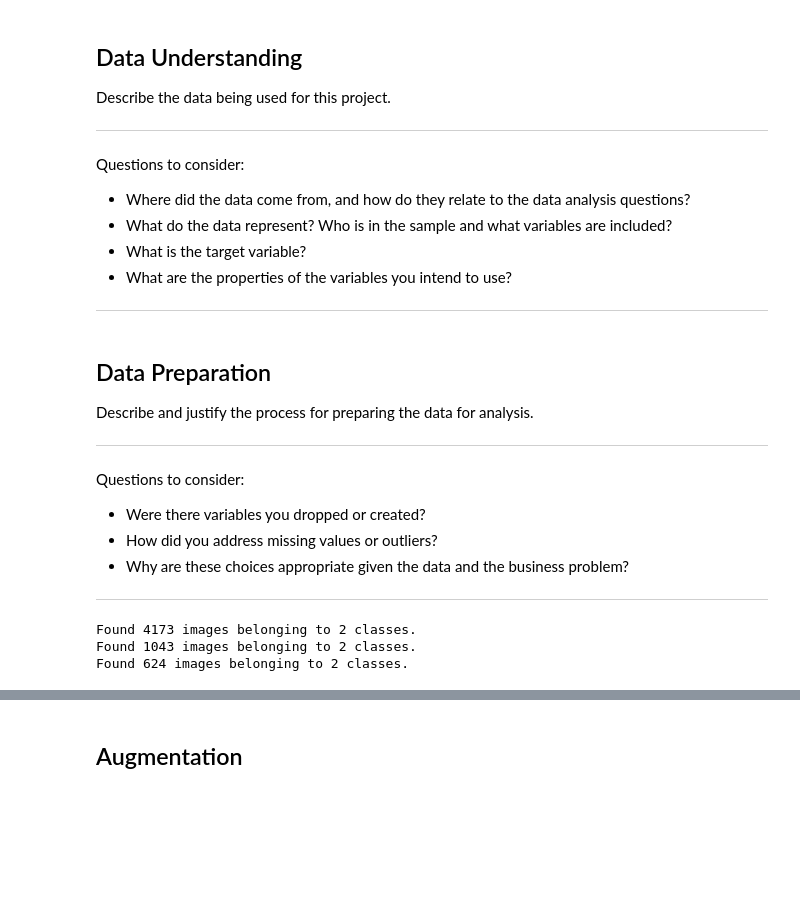
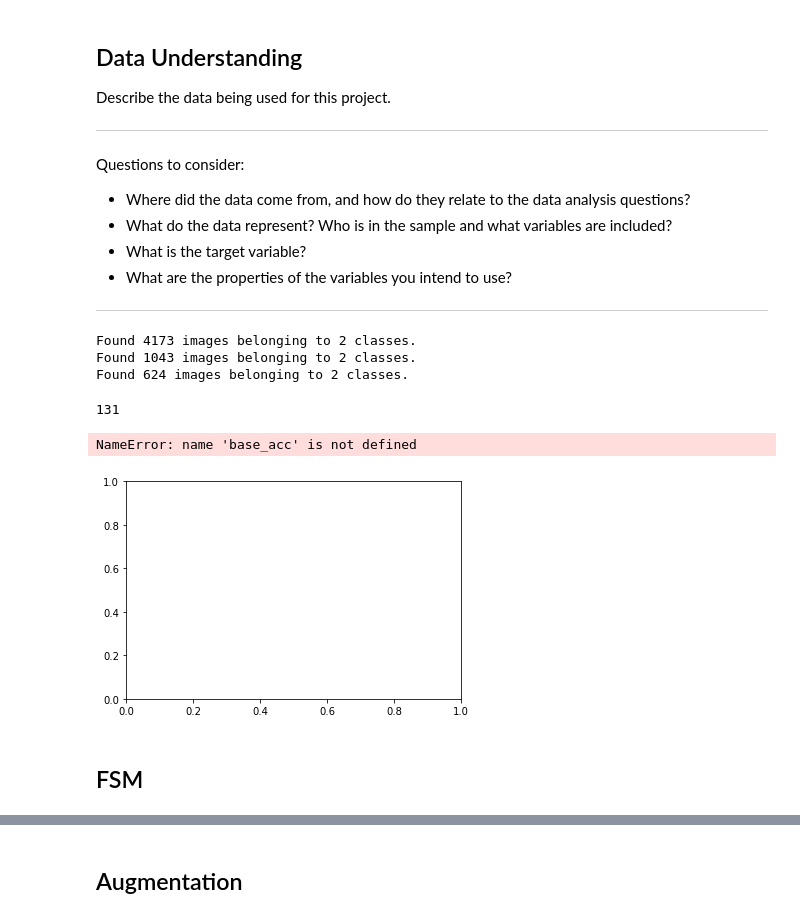
Before and after one commit to Meir-Alelov/Deep_Learning_Pneumonia_Detection, a Jupyter notebook: notebooks/meir_working_notebook.ipynb, the cells around one changed output, grey strips where cells are left out. Cells and saved outputs as stored; diff of their text form; code cells hidden in the pictures; blank space fills up the shorter version.

```diff
--- a/notebooks/meir_working_notebook.ipynb
+++ b/notebooks/meir_working_notebook.ipynb
@@ -51,17 +54,6 @@ from sklearn.dummy import DummyClassifier
 
 np.random.seed(42)
 %matplotlib inline
-# %% [markdown]
-## Data Preparation
-
-Describe and justify the process for preparing the data for analysis.
-
-***
-Questions to consider:
-* Were there variables you dropped or created?
-* How did you address missing values or outliers?
-* Why are these choices appropriate given the data and the business problem?
-***
 # %%
 train_path = '../data/chest_xray/train/'
 test_path = '../data/chest_xray/test/'
@@ -80,3 +76,7 @@ test_set = idg.flow_from_directory(test_path, target_size=(128, 128),
 Found 4173 images belonging to 2 classes.
 Found 1043 images belonging to 2 classes.
 Found 624 images belonging to 2 classes.
+# %%
+len(train_set)
+# %% [output]
+131
@@ -82,0 +130,15 @@ Found 624 images belonging to 2 classes.
+# %%
+fig, ax = plt.subplots()
+
+sns.barplot(base_acc, deep_cnn_acc)
+sns.barplot(base_recall, deep_cnn_recall)
+sns.barplot(base_precision, deep_cnn_precision)
+
+ax1.set_title('Score Comparison')
+ax1.set_xticklabels(['Baseline', 'Final Model'])
+ax1.set_ylabel('Scores')
+ax1.legend(['Accuracy', 'Recall', 'Precision'])
+plt.savefig('Images/Comparison.png');
+# %% [output]
+NameError: name 'base_acc' is not defined
+[figure, added]
@@ -82,0 +167,2 @@ Found 624 images belonging to 2 classes.
+# %% [markdown]
+## FSM
```
Also changed, not shown: parts of 44 cells of this notebook.
